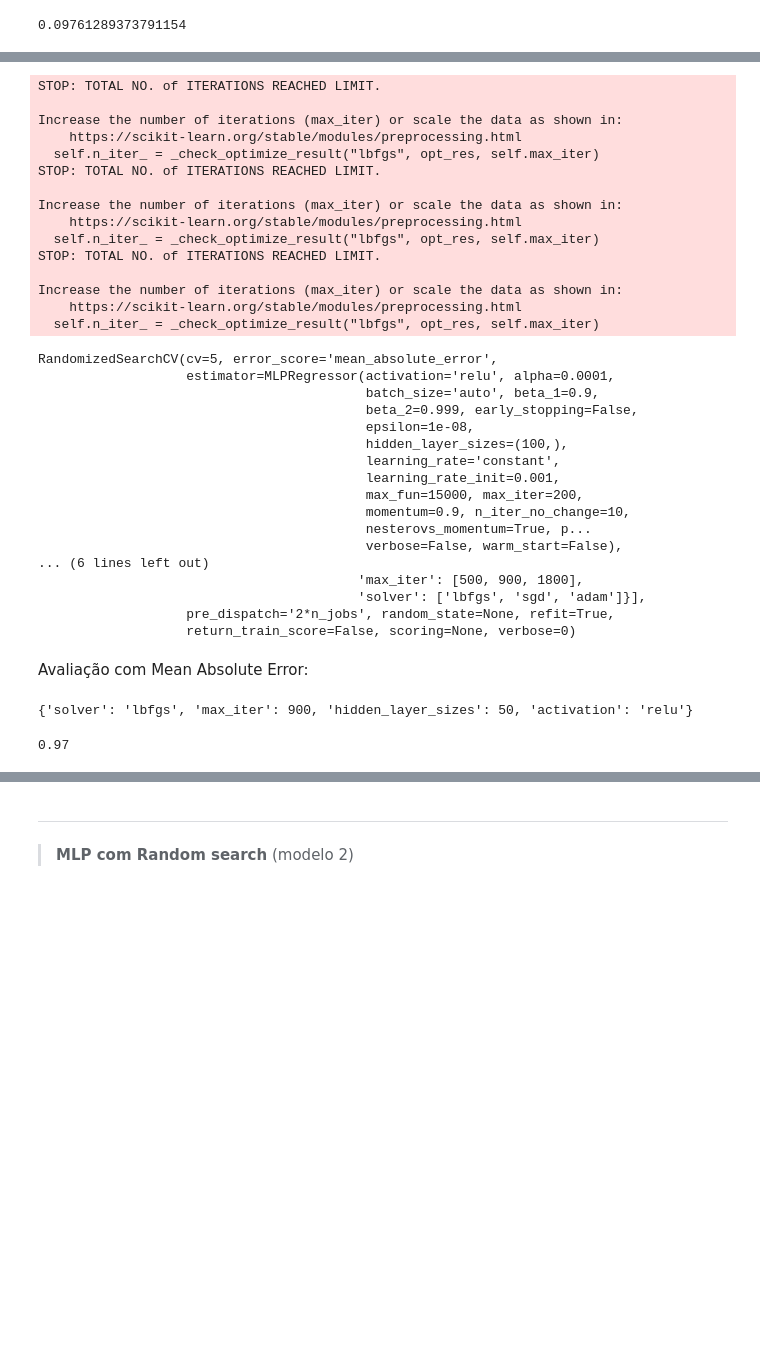
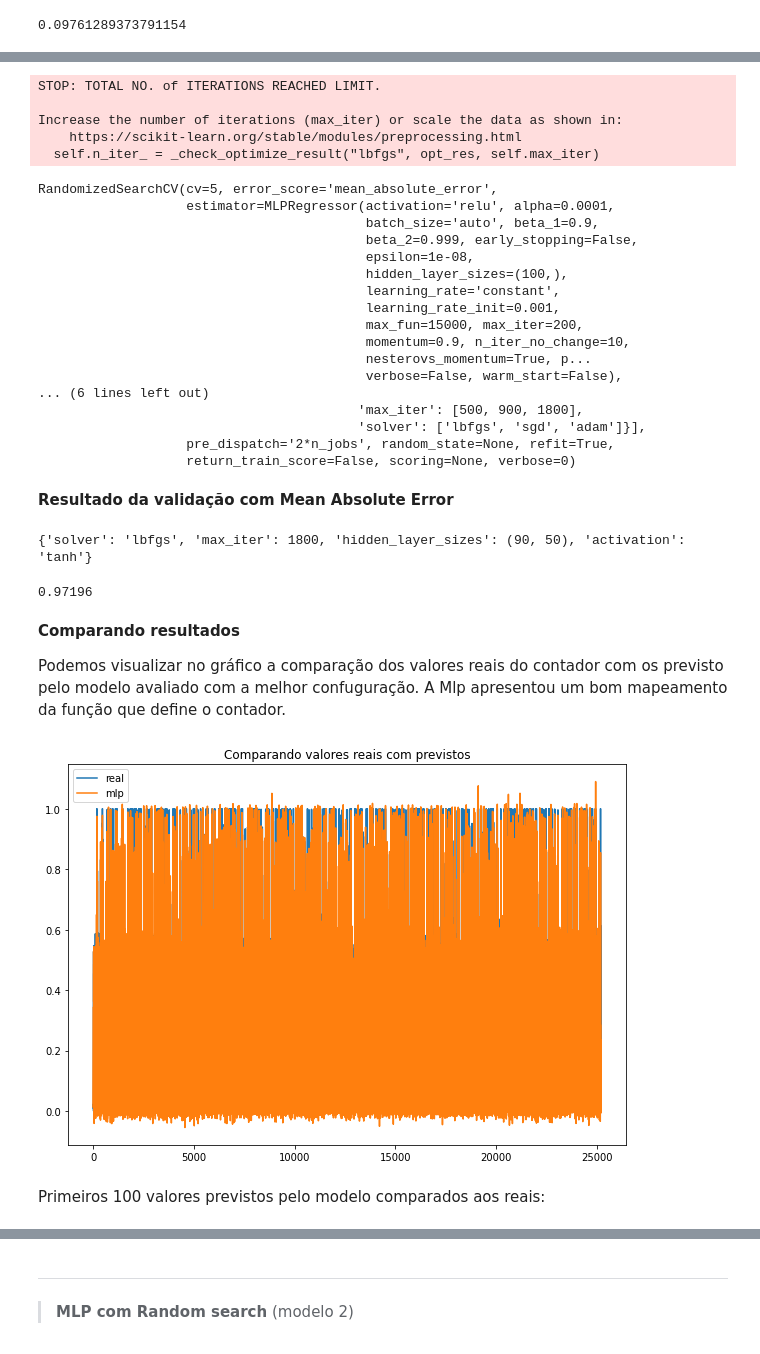
Before and after one commit to kassio077/Aprendizado-de-maquina, a Jupyter notebook: Atividade_5.ipynb, the cells around one changed output, grey strips where cells are left out. Cells and saved outputs as stored; diff of their text form; code cells hidden in the pictures; blank space fills up the shorter version.

```diff
--- a/Atividade_5.ipynb
+++ b/Atividade_5.ipynb
@@ -411,25 +412,15 @@ param_grid = [
 # %%
 from sklearn.metrics import mean_absolute_error
 #Definindo o modelo
-mlp = RandomizedSearchCV(MLPRegressor(),param_grid,cv=5,error_score='mean_absolute_error')
+mlp_random = RandomizedSearchCV(MLPRegressor(),param_grid,cv=5,error_score='mean_absolute_error')
 # %%
-mlp.fit(X,y)
+mlp_random.fit(X,y)
 # %% [output]
 STOP: TOTAL NO. of ITERATIONS REACHED LIMIT.
 
 Increase the number of iterations (max_iter) or scale the data as shown in:
     https://scikit-learn.org/stable/modules/preprocessing.html
   self.n_iter_ = _check_optimize_result("lbfgs", opt_res, self.max_iter)
-STOP: TOTAL NO. of ITERATIONS REACHED LIMIT.
-
-Increase the number of iterations (max_iter) or scale the data as shown in:
-    https://scikit-learn.org/stable/modules/preprocessing.html
-  self.n_iter_ = _check_optimize_result("lbfgs", opt_res, self.max_iter)
-STOP: TOTAL NO. of ITERATIONS REACHED LIMIT.
-
-Increase the number of iterations (max_iter) or scale the data as shown in:
-    https://scikit-learn.org/stable/modules/preprocessing.html
-  self.n_iter_ = _check_optimize_result("lbfgs", opt_res, self.max_iter)
 RandomizedSearchCV(cv=5, error_score='mean_absolute_error',
                    estimator=MLPRegressor(activation='relu', alpha=0.0001,
                                           batch_size='auto', beta_1=0.9,
@@ -448,13 +439,28 @@ RandomizedSearchCV(cv=5, error_score='mean_absolute_error',
                    pre_dispatch='2*n_jobs', random_state=None, refit=True,
                    return_train_score=False, scoring=None, verbose=0)
 # %% [markdown]
-Avaliação com Mean Absolute Error:
+**Resultado da validação com Mean Absolute Error**
 # %%
 #Melhor configuração sorteada
-print(mlp.best_params_)
+print(mlp_radom.best_params_)
 # %% [output]
-{'solver': 'lbfgs', 'max_iter': 900, 'hidden_layer_sizes': 50, 'activation': 'relu'}
+{'solver': 'lbfgs', 'max_iter': 1800, 'hidden_layer_sizes': (90, 50), 'activation': 'tanh'}
 # %%
-print(round(mlp.best_score_,3))
+print(round(mlp_radom.best_score_,5))
 # %% [output]
-0.97
+0.97196
+# %% [markdown]
+**Comparando resultados**
+
+Podemos visualizar no gráfico a comparação dos valores reais do contador com os previsto pelo modelo avaliado com a melhor confuguração. A Mlp apresentou um bom mapeamento da função que define o contador.
+# %%
+plt.plot(y.reset_index(drop=True),label='real')
+plt.plot(mlp_random.best_estimator_.predict(X),label='mlp')
+plt.legend()
+plt.title('Comparando valores reais com previstos')
+plt.rcParams['figure.figsize'] = (10,7)
+plt.show()
+# %% [output]
+[figure, added]
+# %% [markdown]
+Primeiros 100 valores previstos pelo modelo comparados aos reais:
```
Also changed, not shown: parts of 25 cells of this notebook.
